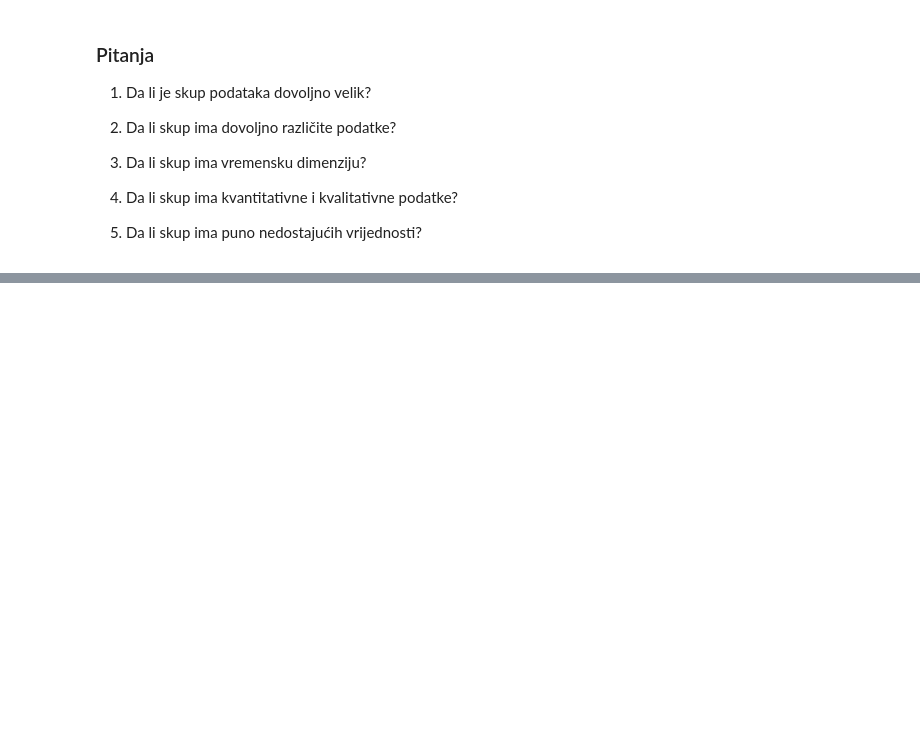
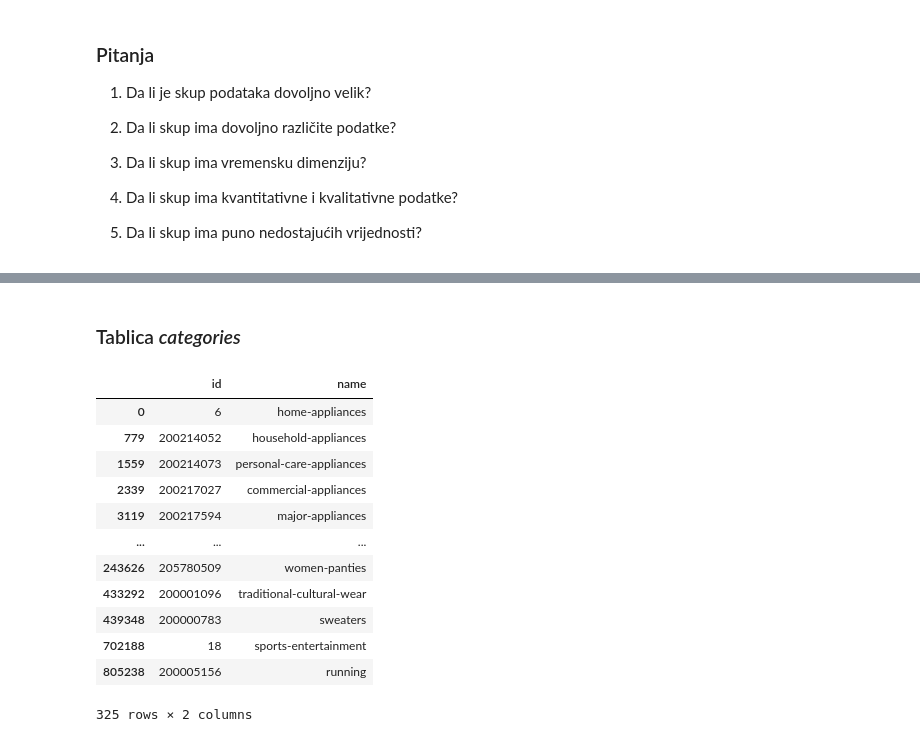
Before and after one commit to alanbubalo/spi-projekt, a Jupyter notebook: project.ipynb, the cells around one changed output, grey strips where cells are left out. Saved outputs shown, nothing was run; the diff lists cells and outputs as text; code cells hidden in the pictures; blank space fills up the shorter version.

```diff
--- a/project.ipynb
+++ b/project.ipynb
@@ -84,0 +276,23 @@ value_counts
+# %% [markdown]
+### Tablica *categories*
+# %%
+category = pd.concat([df['category_id'], df['category_name']], axis=1).drop_duplicates(subset=['category_id'])
+category.rename(columns = {
+    'category_id': 'id',
+    'category_name': 'name'
+}, inplace = True)
+category
+# %% [output]
+|  | id | name |
+| 0 | 6 | home-appliances |
+| 779 | 200214052 | household-appliances |
+| 1559 | 200214073 | personal-care-appliances |
+| 2339 | 200217027 | commercial-appliances |
+| 3119 | 200217594 | major-appliances |
+| ... | ... | ... |
+| 243626 | 205780509 | women-panties |
+| 433292 | 200001096 | traditional-cultural-wear |
+| 439348 | 200000783 | sweaters |
+| 702188 | 18 | sports-entertainment |
+| 805238 | 200005156 | running |
+325 rows × 2 columns
```
Also changed, not shown: parts of 25 cells of this notebook, 1 other file.
